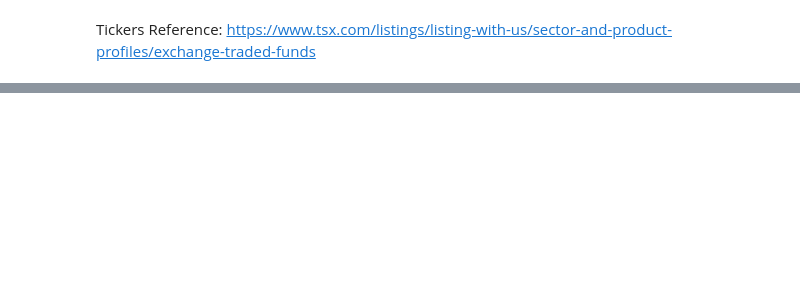
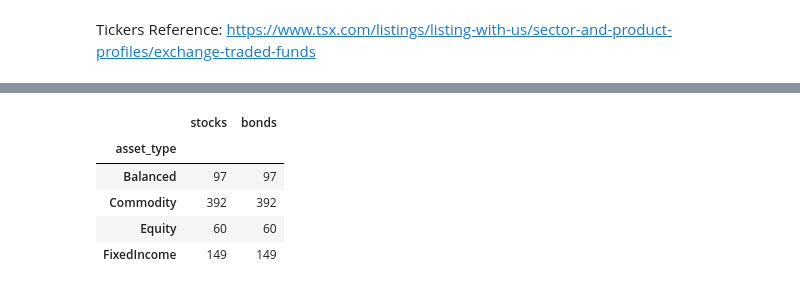
Before and after one commit to rajayalamanchili/etfanalysis, a Jupyter notebook: ETF_data_analysis.ipynb, the cells around one changed output, grey strips where cells are left out. Drawn from its saved outputs; the diff is of its cells as text; code cells hidden in the pictures; blank space fills up the shorter version.

```diff
--- a/ETF_data_analysis.ipynb
+++ b/ETF_data_analysis.ipynb
@@ -59,0 +93,13 @@ Text(0.5, 1.0, 'Fund Composition')
+# %%
+from sklearn.cluster import KMeans
+
+trainData = dataDF[["stocks", "bonds"]].dropna()
+
+clusterNames = ["Equity", "FixedIncome", "Commodity", "Balanced"]
+
+clusters = KMeans(n_clusters=4, random_state=0).fit(trainData)
+
+trainData["asset_type"] = [clusterNames[label] for label in clusters.labels_]
+
+centroids = clusters.cluster_centers_
+print(centroids)
@@ -59,0 +118,9 @@ Text(0.5, 1.0, 'Fund Composition')
+# %%
+trainData.groupby("asset_type").count()
+# %% [output]
+|  | stocks | bonds |
+| asset_type |  |  |
+| Balanced | 97 | 97 |
+| Commodity | 392 | 392 |
+| Equity | 60 | 60 |
+| FixedIncome | 149 | 149 |
```
Also changed, not shown: parts of 10 cells of this notebook, 2 other files.
